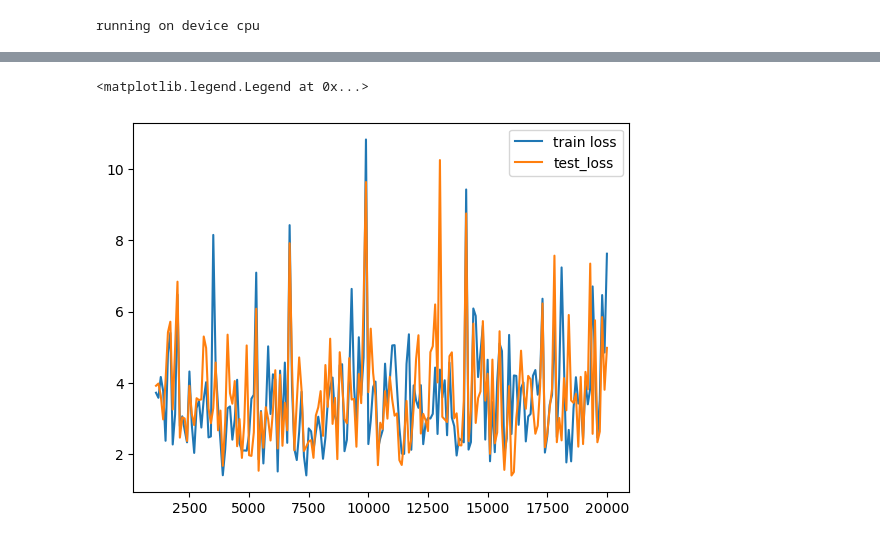
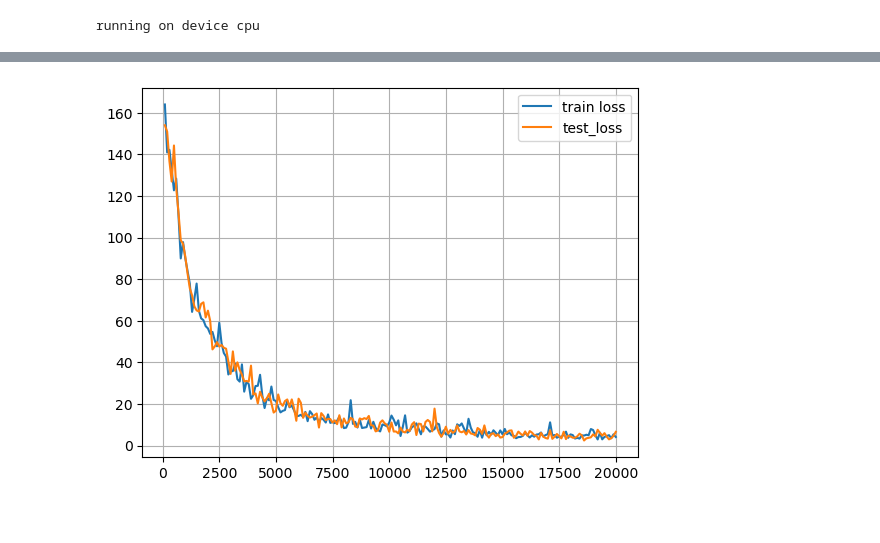
Before and after one commit to bayesianobserver/dl, a Jupyter notebook: demo.ipynb, the cells around one changed output, grey strips where cells are left out. Cells and saved outputs as stored; diff of their text form; code cells hidden in the pictures.

```diff
--- a/demo.ipynb
+++ b/demo.ipynb
@@ -99,7 +99,7 @@ from model_ff import ffmodel
 
 model_config = ffmodel.get_default_config()
 model_config.input_size = 5
-model_config.use_dropout = False
+model_config.use_dropout = True
 model_config.p_drop = 0.1
 model = ffmodel(model_config)
 # %%
@@ -107,13 +107,13 @@ model = ffmodel(model_config)
 from trainer import Trainer
 
 train_config = Trainer.get_default_config()
-train_config.learning_rate = 3e-2 # the model we're using is so small that we can go a bit faster
+train_config.learning_rate = 3e-4 # the model we're using is so small that we can go a bit faster
 train_config.max_iters = 20000
 train_config.num_workers = 0
 train_config.batch_size = 100
 train_config.eval_iters = 100
-train_config.resume = True
-train_config.checkpoint_path = '/home/suhas/research/dl/checkpoints/_iters_1000.pth'
+train_config.resume = False
+train_config.checkpoint_path = '/home/suhas/research/dl/checkpoints/'
 trainer = Trainer(train_config, model, train_dataset, test_dataset)
 # %% [output]
 running on device cpu
@@ -152,7 +152,7 @@ dftest.columns = ['batches','loss']
 # %%
 plt.plot(list(dftrain.batches), list(dftrain.loss))
 plt.plot(list(dftest.batches), list(dftest.loss))
 plt.legend(['train loss','test_loss'])
+plt.grid()
 # %% [output]
-<matplotlib.legend.Legend at 0x...>
-[figure, old version]
+[figure, new version]
```
Also changed, not shown: parts of 3 cells of this notebook, 3 other files.
